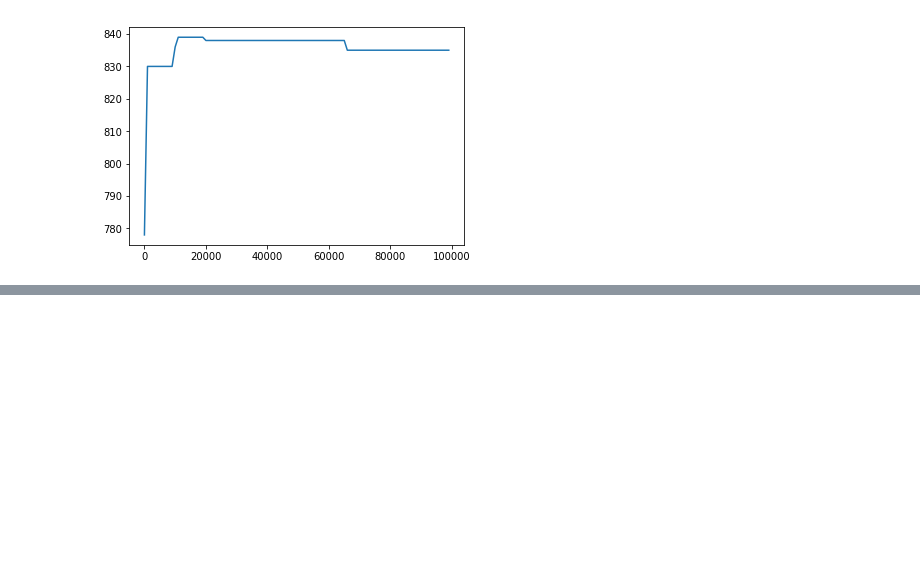
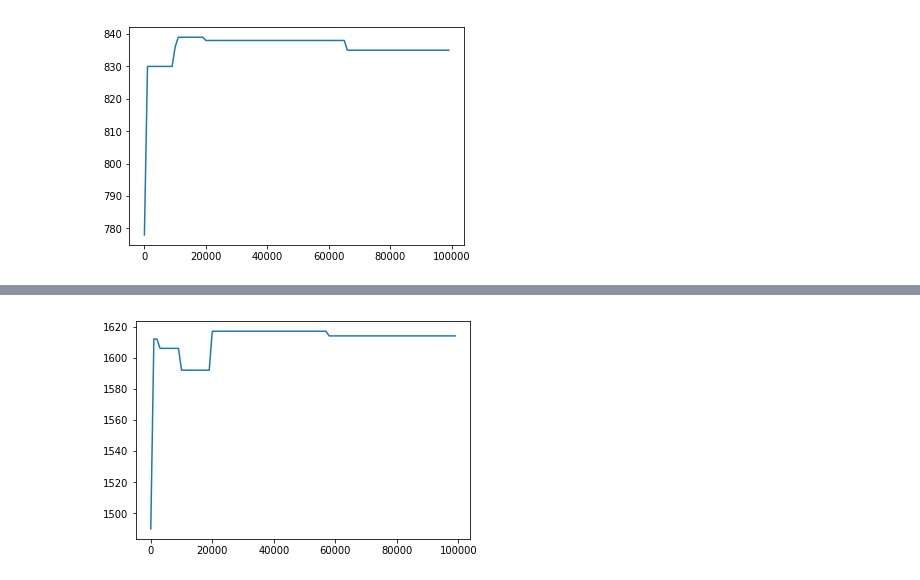
Before and after one commit to lili-chen/ising-optimization-rbm, a Jupyter notebook: performance_with_trial_number.ipynb, the cells around one changed output, grey strips where cells are left out. Cells and saved outputs as stored; diff of their text form; code cells hidden in the pictures; blank space fills up the shorter version.

```diff
--- a/performance_with_trial_number.ipynb
+++ b/performance_with_trial_number.ipynb
@@ -236,0 +243,4 @@ plot_max_cut_efficiency("maxcut/N090-id00.txt", 100000, 1000)
+# %%
+plot_max_cut_efficiency("maxcut/N110-id00.txt", 100000, 1000)
+# %% [output]
+[figure, added]
```
Also changed, not shown: parts of 7 cells of this notebook, 2 other files.
